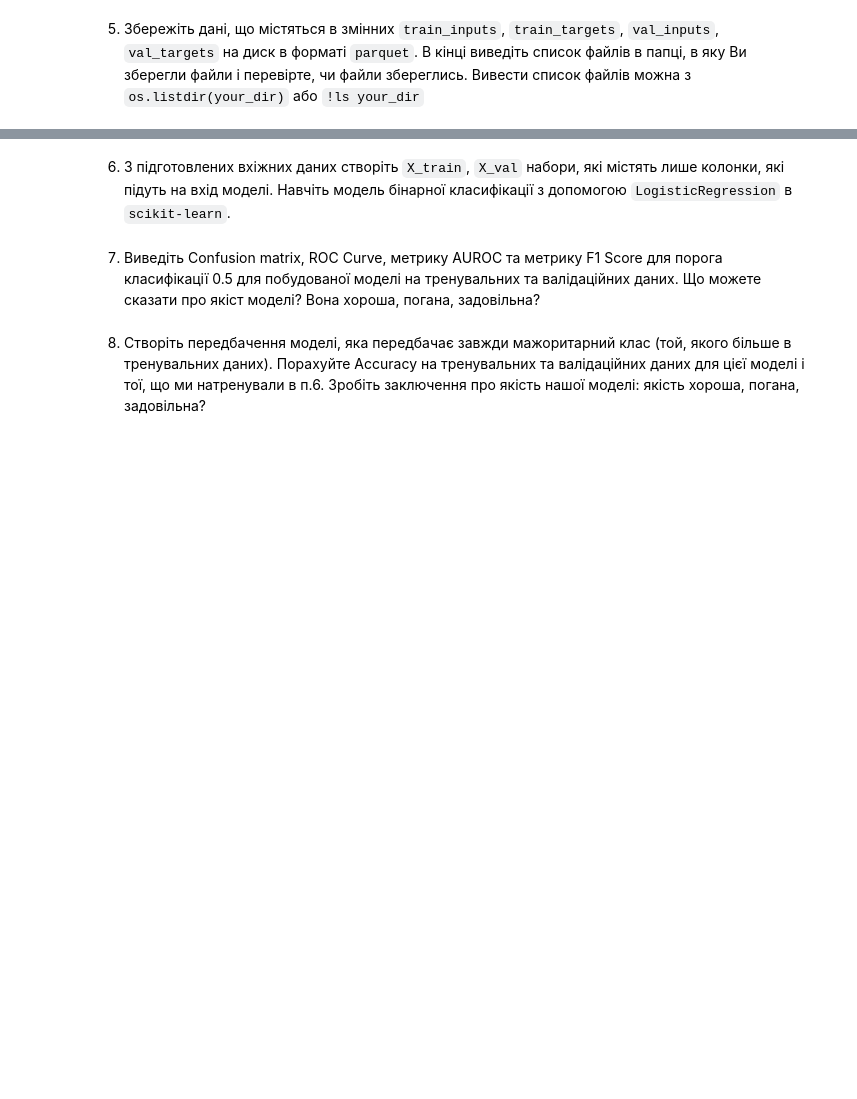
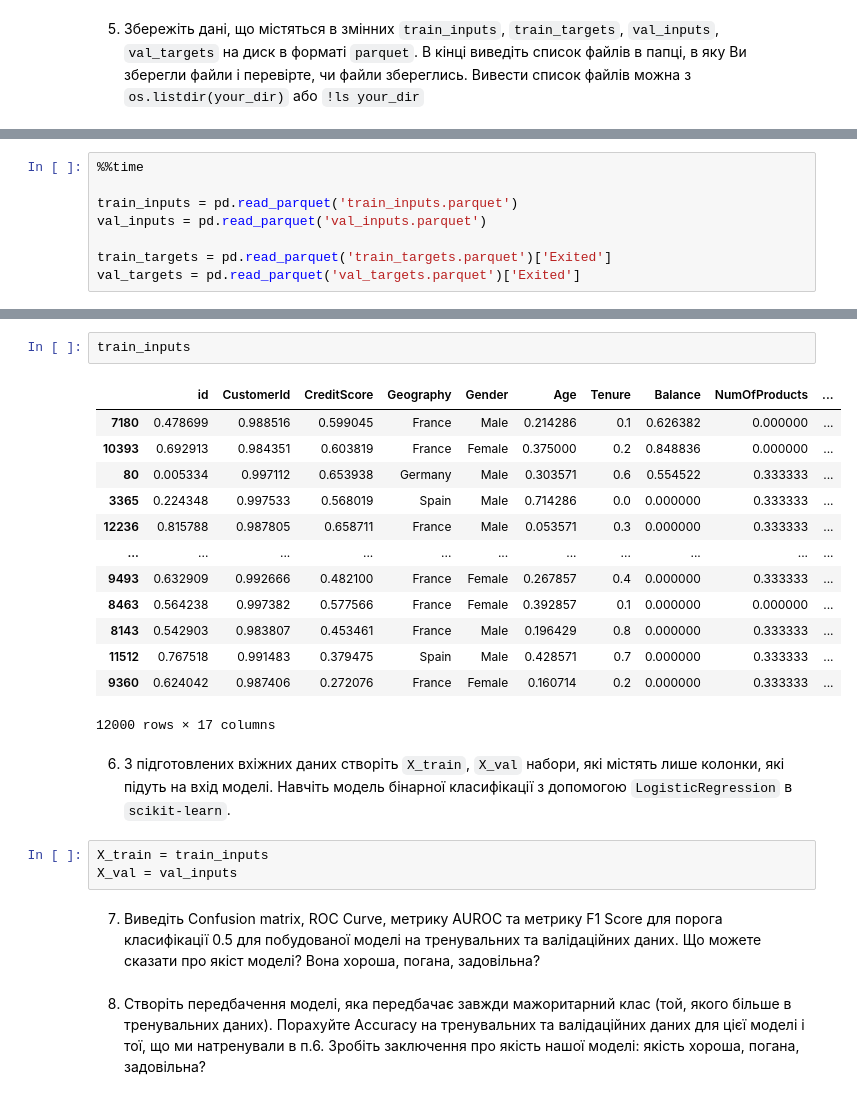
Before and after one commit to nikishkaaa/ML-Course, a Jupyter notebook: HW_2_7_Логістична_регресія_з_scikit_learn.ipynb, the cells around one changed output, grey strips where cells are left out. Saved outputs shown, nothing was run; the diff lists cells and outputs as text; blank space fills up the shorter version.

```diff
--- a/HW_2_7_Логістична_регресія_з_scikit_learn.ipynb
+++ b/HW_2_7_Логістична_регресія_з_scikit_learn.ipynb
@@ -93,0 +225,8 @@ memory usage: 1.6+ MB
+# %%
+%%time
+
+train_inputs = pd.read_parquet('train_inputs.parquet')
+val_inputs = pd.read_parquet('val_inputs.parquet')
+
+train_targets = pd.read_parquet('train_targets.parquet')['Exited']
+val_targets = pd.read_parquet('val_targets.parquet')['Exited']
@@ -94,5 +236,24 @@ memory usage: 1.6+ MB
+# %%
+train_inputs
+# %% [output]
+|  | id | CustomerId | CreditScore | Geography | Gender | Age | Tenure | Balance | NumOfProducts | ... |
+| 7180 | 0.478699 | 0.988516 | 0.599045 | France | Male | 0.214286 | 0.1 | 0.626382 | 0.000000 | ... |
+| 10393 | 0.692913 | 0.984351 | 0.603819 | France | Female | 0.375000 | 0.2 | 0.848836 | 0.000000 | ... |
+| 80 | 0.005334 | 0.997112 | 0.653938 | Germany | Male | 0.303571 | 0.6 | 0.554522 | 0.333333 | ... |
+| 3365 | 0.224348 | 0.997533 | 0.568019 | Spain | Male | 0.714286 | 0.0 | 0.000000 | 0.333333 | ... |
+| 12236 | 0.815788 | 0.987805 | 0.658711 | France | Male | 0.053571 | 0.3 | 0.000000 | 0.333333 | ... |
+| ... | ... | ... | ... | ... | ... | ... | ... | ... | ... | ... |
+| 9493 | 0.632909 | 0.992666 | 0.482100 | France | Female | 0.267857 | 0.4 | 0.000000 | 0.333333 | ... |
+| 8463 | 0.564238 | 0.997382 | 0.577566 | France | Female | 0.392857 | 0.1 | 0.000000 | 0.000000 | ... |
+| 8143 | 0.542903 | 0.983807 | 0.453461 | France | Male | 0.196429 | 0.8 | 0.000000 | 0.333333 | ... |
+| 11512 | 0.767518 | 0.991483 | 0.379475 | Spain | Male | 0.428571 | 0.7 | 0.000000 | 0.333333 | ... |
+| 9360 | 0.624042 | 0.987406 | 0.272076 | France | Female | 0.160714 | 0.2 | 0.000000 | 0.333333 | ... |
+12000 rows × 17 columns
 # %% [markdown]
 6. З підготовлених вхіжних даних створіть `X_train`, `X_val` набори, які містять лише колонки, які підуть на вхід моделі. Навчіть модель бінарної класифікації з допомогою `LogisticRegression` в `scikit-learn`.
+# %%
+X_train = train_inputs
+X_val = val_inputs
 # %% [markdown]
 7. Виведіть Confusion matrix, ROC Curve, метрику AUROC та метрику F1 Score для порога класифікації 0.5 для побудованої моделі на тренувальних та валідаційних даних. Що можете сказати про якіст моделі? Вона хороша, погана, задовільна?
 # %% [markdown]
```
Also changed, not shown: parts of 32 cells of this notebook.
